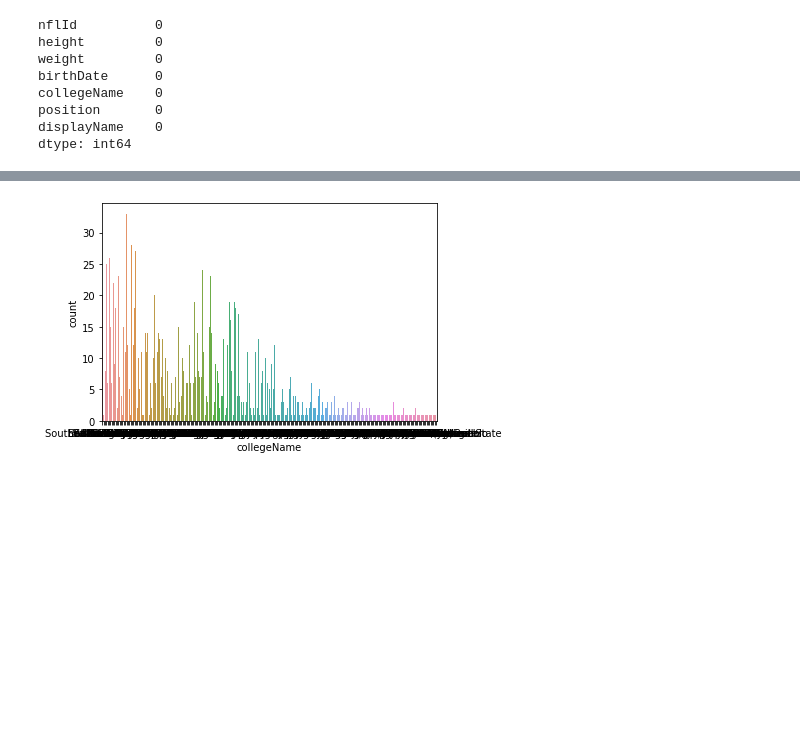
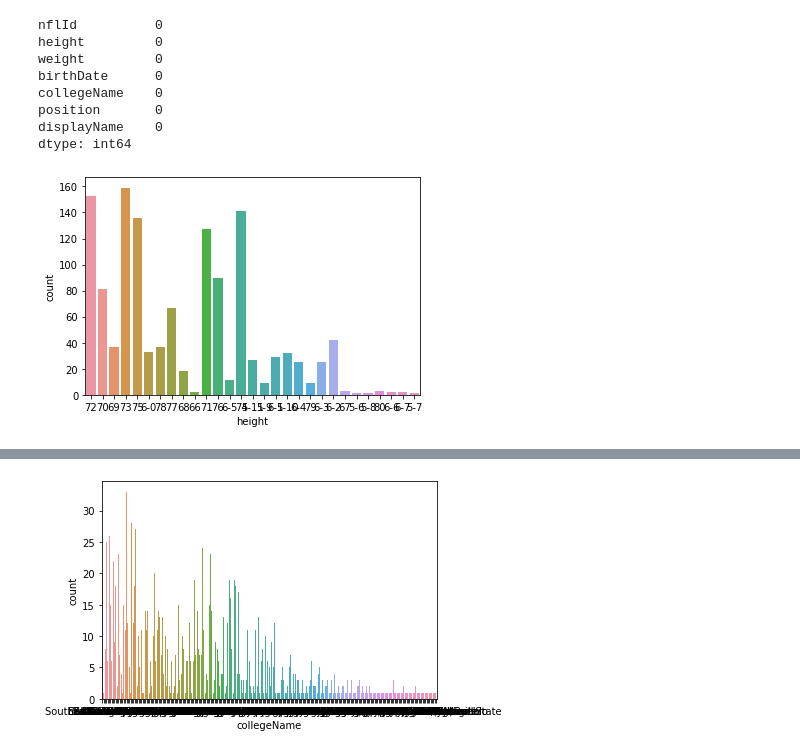
Before and after one commit to kilee722/NFL_Data_Analytics, a Jupyter notebook: nfl_big_data_bowl_2021.ipynb, the cells around one changed output, grey strips where cells are left out. Saved outputs shown, nothing was run; the diff lists cells and outputs as text; code cells hidden in the pictures; blank space fills up the shorter version.

```diff
--- a/nfl_big_data_bowl_2021.ipynb
+++ b/nfl_big_data_bowl_2021.ipynb
@@ -367,3 +367,7 @@ collegeName    0
 position       0
 displayName    0
 dtype: int64
+# %%
+cnt("height", players)
+# %% [output]
+[figure, added]
```
Also changed, not shown: parts of 8 cells of this notebook.
